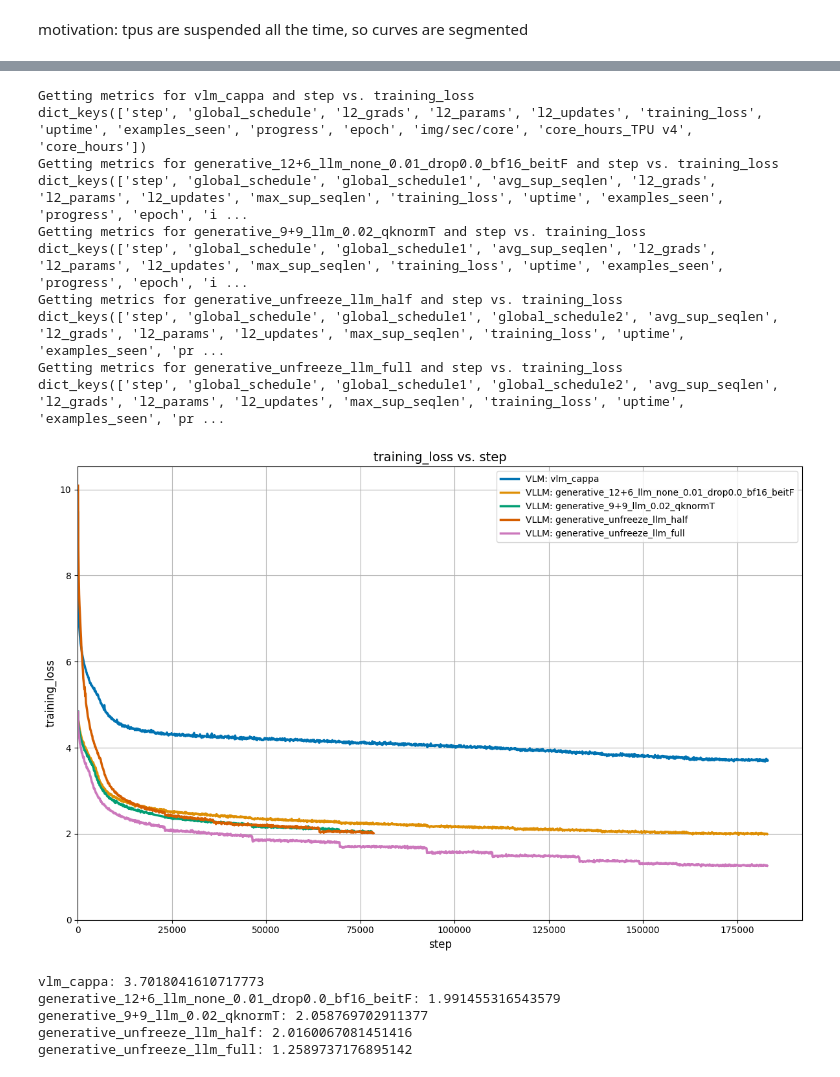
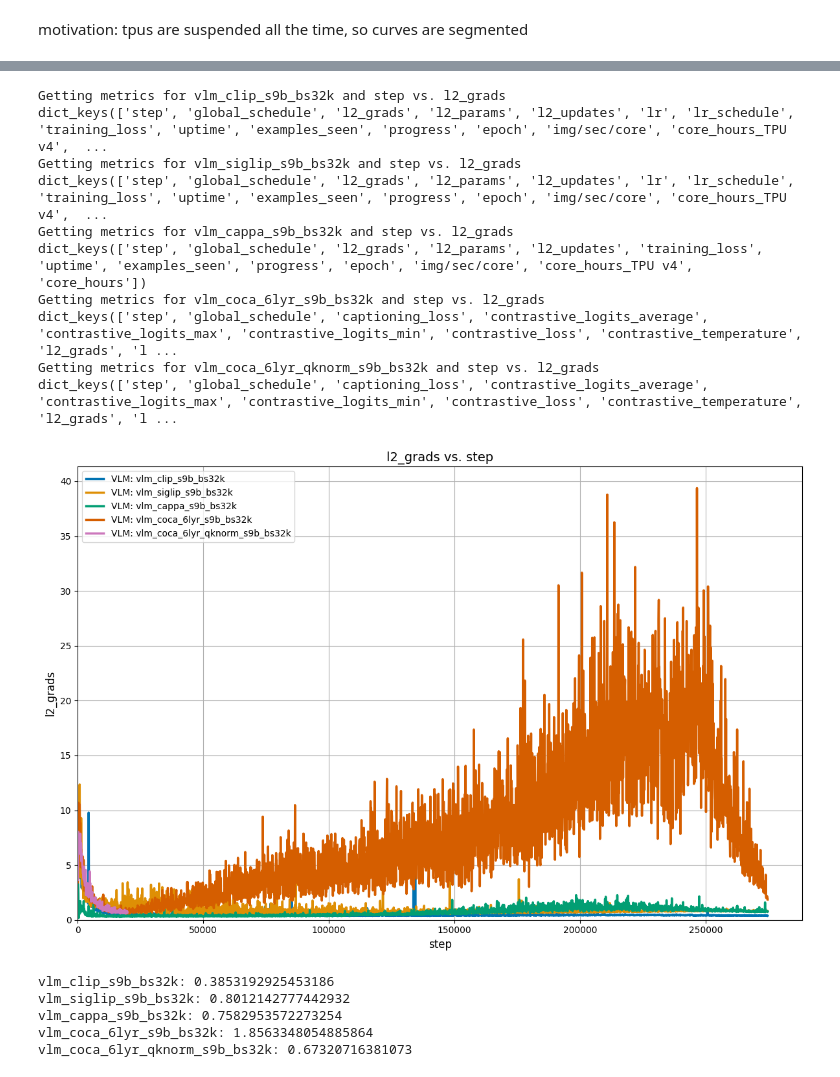
Before and after one commit to LLM-supervised-Vision/big_vision, a Jupyter notebook: scripts/20240822_plotting_curves.ipynb, the cells around one changed output, grey strips where cells are left out. Drawn from its saved outputs; the diff is of its cells as text; code cells hidden in the pictures.

Commit message:
plotting curves: - added s9b32k coca with decoder qknorm experiment

```diff
--- a/scripts/20240822_plotting_curves.ipynb
+++ b/scripts/20240822_plotting_curves.ipynb
@@ -15,10 +15,11 @@ s3b_bs16k = {
     # "contrastive_9+9_llm_gap_0.01": "gs://us-central2-storage/tensorflow_datasets/mllm_ckpts/paligemma/gemma2b-partial_frozen99-0.01-gap_b16-F_contrastive_bs16k_s3b_lr1e-3_wd1e-4_bf16_09-01_0446",
 }
 s9b_bs32k = {
-    # "vlm_clip_s9b_bs32k": "gs://us-central2-storage/tensorflow_datasets/vit-b-16_3b_pretraining/clip_s9b_bs32k_warm0.03_lr1e-3_wd1e-4_bf16_qknorm-F_b2-0.95_08-09_0655",
-    # "vlm_siglip_s9b_bs32k":"gs://us-central2-storage/tensorflow_datasets/vit-b-16_3b_pretraining/siglip_s9b_bs32k_warm0.03_lr1e-3_wd1e-4_bf16_qknorm-F_b2-0.95_08-04_0839",
-    # "vlm_cappa_s9b_bs32k":"gs://us-central2-storage/tensorflow_datasets/cappa_bs32768_s9B_warm0.03_lr1e-3_wd1e-4_bf16_qknorm-F_b2-0.95_6lyr_08-07_2217",
-    # "vlm_coca_6lyr_s9b_bs32k":"gs://us-central2-storage/tensorflow_datasets/vit-b-16_3b_pretraining/coca_unified_s9b_bs32768_warm0.03_1.0co-1.0ca_lr1e-3_wd1e-4_bf16_qknorm-F_b2-0.95_6lyr_scan-F_fsdp-F_08-20_0246",
+    "vlm_clip_s9b_bs32k": "gs://us-central2-storage/tensorflow_datasets/vit-b-16_3b_pretraining/clip_s9b_bs32k_warm0.03_lr1e-3_wd1e-4_bf16_qknorm-F_b2-0.95_08-09_0655",
+    "vlm_siglip_s9b_bs32k":"gs://us-central2-storage/tensorflow_datasets/vit-b-16_3b_pretraining/siglip_s9b_bs32k_warm0.03_lr1e-3_wd1e-4_bf16_qknorm-F_b2-0.95_08-04_0839",
+    "vlm_cappa_s9b_bs32k":"gs://us-central2-storage/tensorflow_datasets/cappa_bs32768_s9B_warm0.03_lr1e-3_wd1e-4_bf16_qknorm-F_b2-0.95_6lyr_08-07_2217",
+    "vlm_coca_6lyr_s9b_bs32k":"gs://us-central2-storage/tensorflow_datasets/vit-b-16_3b_pretraining/coca_unified_s9b_bs32768_warm0.03_1.0co-1.0ca_lr1e-3_wd1e-4_bf16_qknorm-F_b2-0.95_6lyr_scan-F_fsdp-F_08-20_0246",
+    "vlm_coca_6lyr_qknorm_s9b_bs32k":"gs://us-central2-storage/tensorflow_datasets/vit-b-16_3b_pretraining/coca_unified_s9b_bs32768_warm0.03_1.0co-1.0ca_lr1e-3_wd1e-4_bf16_qknorm-T_decoder-bias-T_capln-F_unimask-causal_b2-0.95_6lyr_masked0.0_scan-F_fsdp-F_10-06_0223",
     # "contrastive_unfreeze_llm_half_s9b_bs32k": "gs://us-central2-storage/tensorflow_datasets/mllm_ckpts/paligemma/gemma2b-half-0.1_b16-F_contrastive_bs32768_s9b_wd1e-4_08-21_1935",
 }
 
@@ -70,10 +71,10 @@ vllm_ablations = {
 
 
 experiments_dict = {
-    **s3b_bs16k,
-    # **s9b_bs32k,
-    **vlm_ablations,
-    **vllm_ablations,
+    # **s3b_bs16k,
+    **s9b_bs32k,
+    # **vlm_ablations,
+    # **vllm_ablations,
 }
 
 
@@ -110,9 +104,9 @@ To enable the following instructions: AVX2 FMA, in other operations, rebuild Ten
 x_axis = 'step'
 # step, examples_seen, core_hours,
 # global_schedule, lr, lr_schedule, uptime, progress, epoch, core_hours_TPU v4
-y_axis = 'z/retr/coco_img2txt_recall@1'
+y_axis = 'z/0shot/imagenet2012_accuracy'
 # y_axis = 'val_coco/perplexity'
-y_axis = 'training_loss'
+y_axis = 'l2_grads'
 # l2_grads, l2_params, l2_updates, training_loss,
 # z/retr/coco_img2txt_recall@1, z/retr/coco_img2txt_recall@5, z/retr/coco_img2txt_recall@10,
 # z/retr/coco_txt2img_recall@1, z/retr/coco_txt2img_recall@5, z/retr/coco_txt2img_recall@10,
@@ -133,44 +127,44 @@ llm_experiments = [exp for exp in experiments_dict.keys() if 'llm' in exp]
 # Define color schemes for vlm and llm groups
 palette = sns.color_palette("colorblind", 8)
 vlm_colors = palette[:len(vlm_experiments)]  # First colors for CLIP
 llm_colors = palette[len(vlm_experiments):]  # Last colors for LLM
 
 # Plot VLM experiments
 for i, experiment_name in enumerate(vlm_experiments):
     metrics = all_metrics[experiment_name]
-    linestyle = '-.' if 's9b_bs32k' in experiment_name else '-'
+    linestyle = '-' if 's9b_bs32k' in experiment_name else '-'
     plt.plot(list(metrics.keys()), list(metrics.values()), label=f'VLM: {experiment_name}',
              color=vlm_colors[i % len(vlm_colors)], linewidth=2.5, linestyle=linestyle)
 
 # Plot VLLM experiments
 for i, experiment_name in enumerate(llm_experiments):
     metrics = all_metrics[experiment_name]
     linestyle = '--' if 's9b_bs32k' in experiment_name else '-'
     plt.plot(list(metrics.keys()), list(metrics.values()), label=f'VLLM: {experiment_name}',
              color=llm_colors[i % len(llm_colors)], linewidth=2.5, linestyle=linestyle, alpha=1)
 
 plt.xlabel(f'{x_axis}', fontsize=12)
 plt.ylabel(f'{y_axis}', fontsize=12)
 plt.xlim(0)
 plt.ylim(0)
 plt.legend(fontsize=10)
 plt.title(f'{y_axis} vs. {x_axis}', fontsize=14)
 plt.grid(True)
 plt.tick_params(axis='both', which='major', labelsize=10)
 plt.tight_layout()
 plt.show()
 # %% [output]
-Getting metrics for vlm_cappa and step vs. training_loss
+Getting metrics for vlm_clip_s9b_bs32k and step vs. l2_grads
+dict_keys(['step', 'global_schedule', 'l2_grads', 'l2_params', 'l2_updates', 'lr', 'lr_schedule', 'training_loss', 'uptime', 'examples_seen', 'progress', 'epoch', 'img/sec/core', 'core_hours_TPU v4',  ...
+Getting metrics for vlm_siglip_s9b_bs32k and step vs. l2_grads
+dict_keys(['step', 'global_schedule', 'l2_grads', 'l2_params', 'l2_updates', 'lr', 'lr_schedule', 'training_loss', 'uptime', 'examples_seen', 'progress', 'epoch', 'img/sec/core', 'core_hours_TPU v4',  ...
+Getting metrics for vlm_cappa_s9b_bs32k and step vs. l2_grads
 dict_keys(['step', 'global_schedule', 'l2_grads', 'l2_params', 'l2_updates', 'training_loss', 'uptime', 'examples_seen', 'progress', 'epoch', 'img/sec/core', 'core_hours_TPU v4', 'core_hours'])
-Getting metrics for generative_12+6_llm_none_0.01_drop0.0_bf16_beitF and step vs. training_loss
-dict_keys(['step', 'global_schedule', 'global_schedule1', 'avg_sup_seqlen', 'l2_grads', 'l2_params', 'l2_updates', 'max_sup_seqlen', 'training_loss', 'uptime', 'examples_seen', 'progress', 'epoch', 'i ...
-Getting metrics for generative_9+9_llm_0.02_qknormT and step vs. training_loss
-dict_keys(['step', 'global_schedule', 'global_schedule1', 'avg_sup_seqlen', 'l2_grads', 'l2_params', 'l2_updates', 'max_sup_seqlen', 'training_loss', 'uptime', 'examples_seen', 'progress', 'epoch', 'i ...
-Getting metrics for generative_unfreeze_llm_half and step vs. training_loss
-dict_keys(['step', 'global_schedule', 'global_schedule1', 'global_schedule2', 'avg_sup_seqlen', 'l2_grads', 'l2_params', 'l2_updates', 'max_sup_seqlen', 'training_loss', 'uptime', 'examples_seen', 'pr ...
-Getting metrics for generative_unfreeze_llm_full and step vs. training_loss
-dict_keys(['step', 'global_schedule', 'global_schedule1', 'global_schedule2', 'avg_sup_seqlen', 'l2_grads', 'l2_params', 'l2_updates', 'max_sup_seqlen', 'training_loss', 'uptime', 'examples_seen', 'pr ...
+Getting metrics for vlm_coca_6lyr_s9b_bs32k and step vs. l2_grads
+dict_keys(['step', 'global_schedule', 'captioning_loss', 'contrastive_logits_average', 'contrastive_logits_max', 'contrastive_logits_min', 'contrastive_loss', 'contrastive_temperature', 'l2_grads', 'l ...
+Getting metrics for vlm_coca_6lyr_qknorm_s9b_bs32k and step vs. l2_grads
+dict_keys(['step', 'global_schedule', 'captioning_loss', 'contrastive_logits_average', 'contrastive_logits_max', 'contrastive_logits_min', 'contrastive_loss', 'contrastive_temperature', 'l2_grads', 'l ...
-[figure, old version]
+[figure, new version]
 # %%
 for experiment_name in experiments_dict.keys():
     # get the final accuracy
@@ -178,8 +172,8 @@ for experiment_name in experiments_dict.keys():
     final_accuracy = metrics[list(metrics.keys())[-1]]
     print(f'{experiment_name}: {final_accuracy}')
 # %% [output]
-vlm_cappa: 3.7018041610717773
-generative_12+6_llm_none_0.01_drop0.0_bf16_beitF: 1.991455316543579
-generative_9+9_llm_0.02_qknormT: 2.058769702911377
-generative_unfreeze_llm_half: 2.0160067081451416
-generative_unfreeze_llm_full: 1.2589737176895142
+vlm_clip_s9b_bs32k: 0.3853192925453186
+vlm_siglip_s9b_bs32k: 0.8012142777442932
+vlm_cappa_s9b_bs32k: 0.7582953572273254
+vlm_coca_6lyr_s9b_bs32k: 1.8563348054885864
+vlm_coca_6lyr_qknorm_s9b_bs32k: 0.67320716381073
```
Also changed, not shown: parts of 1 cell of this notebook.
